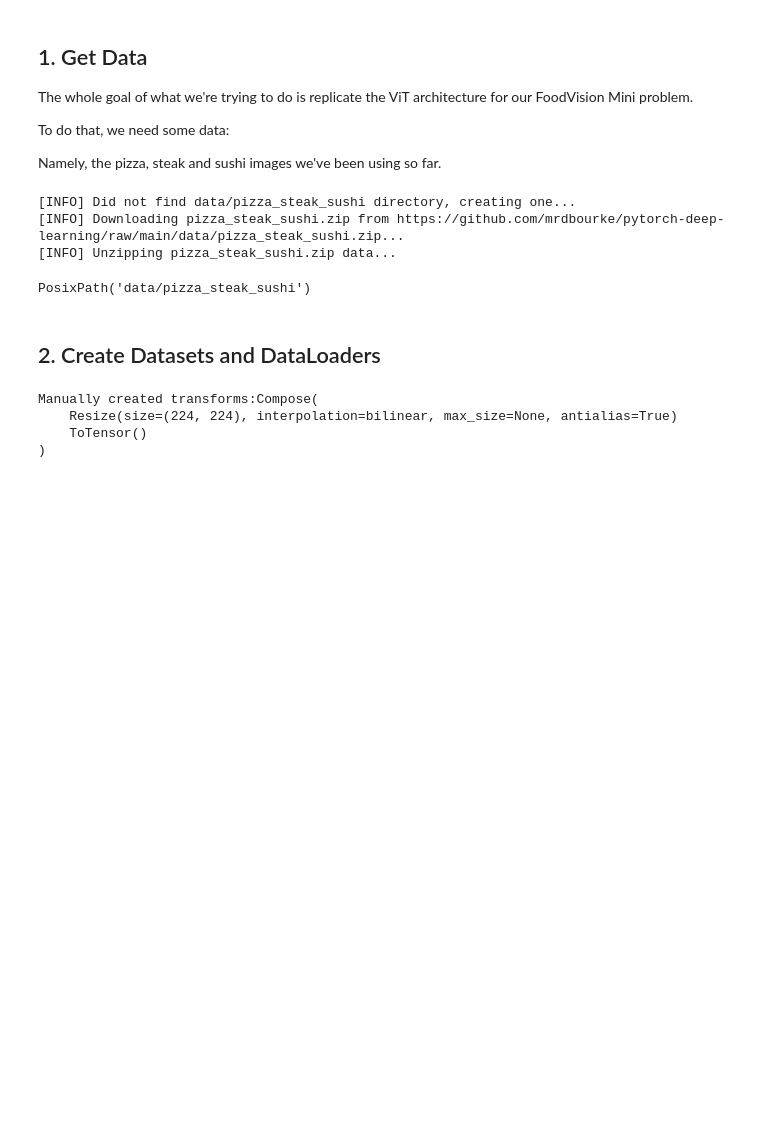
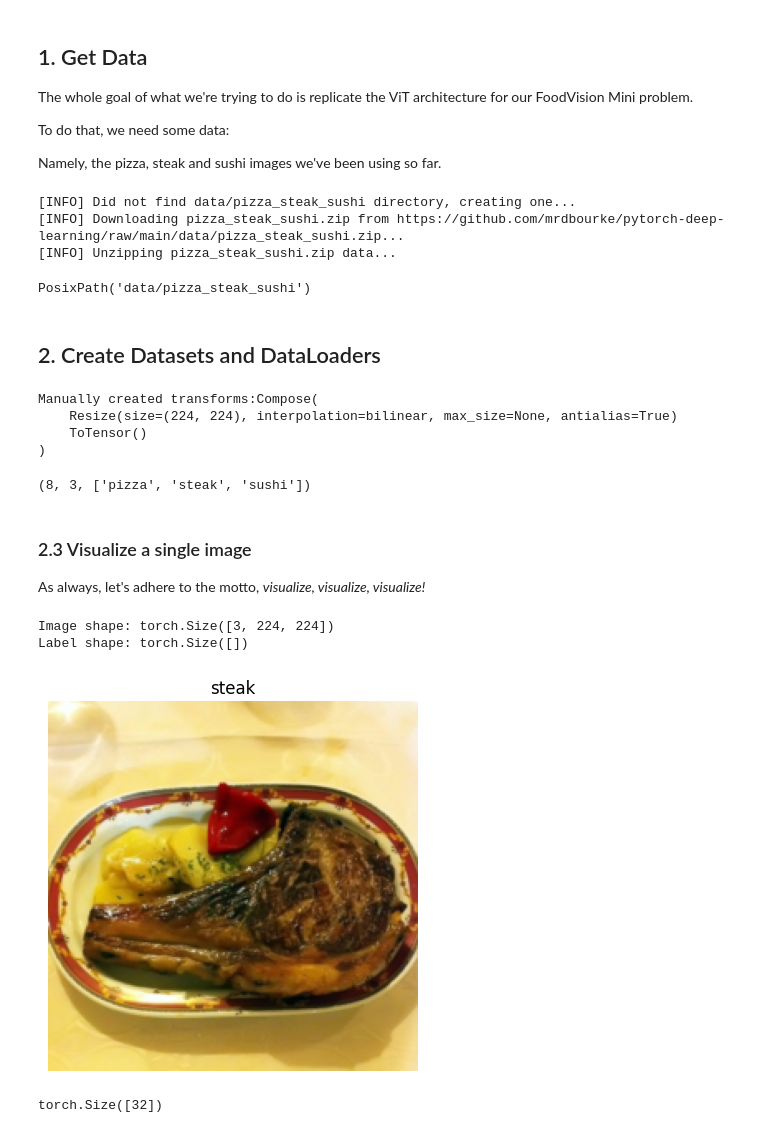
Before and after one commit to krutika-shimpi/MyRepository, a Jupyter notebook: DeepLearning/08_ZTM_PyTorch_PaperReplicating.ipynb, the cells around one changed output. Drawn from its saved outputs; the diff is of its cells as text; code cells hidden in the pictures; blank space fills up the shorter version.

```diff
--- a/DeepLearning/08_ZTM_PyTorch_PaperReplicating.ipynb
+++ b/DeepLearning/08_ZTM_PyTorch_PaperReplicating.ipynb
@@ -101,3 +101,41 @@ Manually created transforms:Compose(
 # %%
 # Create a batch size of 32 (the paper uses 4096 but this may be too big for our cpu)
 BATCH_SIZE = 32
+
+# Create dataloaders
+train_dataloader, test_dataloader, class_names = data_setup.create_dataloaders(train_dir = train_dir,
+                                                                               test_dir = test_dir,
+                                                                               transform = manual_transforms,
+                                                                               batch_size = BATCH_SIZE)
+
+len(train_dataloader), len(test_dataloader), class_names
+# %% [output]
+(8, 3, ['pizza', 'steak', 'sushi'])
+# %% [markdown]
+### 2.3 Visualize a single image
+
+As always, let's adhere to the motto, *visualize, visualize, visualize!*
+# %%
+# Get a batch of images
+image_batch, label_batch = next(iter(train_dataloader))
+
+# Get a single image and label from the batch
+image, label = image_batch[0], label_batch[0]
+
+# Check the image shapes
+print(f"Image shape: {image.shape}")
+print(f'Label shape: {label.shape}')
+
+# Plot the image
+plt.imshow(image.permute(1,2,0))
+plt.title(class_names[label])
+plt.axis(False)
+plt.show()
+# %% [output]
+Image shape: torch.Size([3, 224, 224])
+Label shape: torch.Size([])
+[figure, added]
+# %%
+label.shape
+# %% [output]
+torch.Size([32])
```
Also changed, not shown: parts of 1 cell of this notebook.
